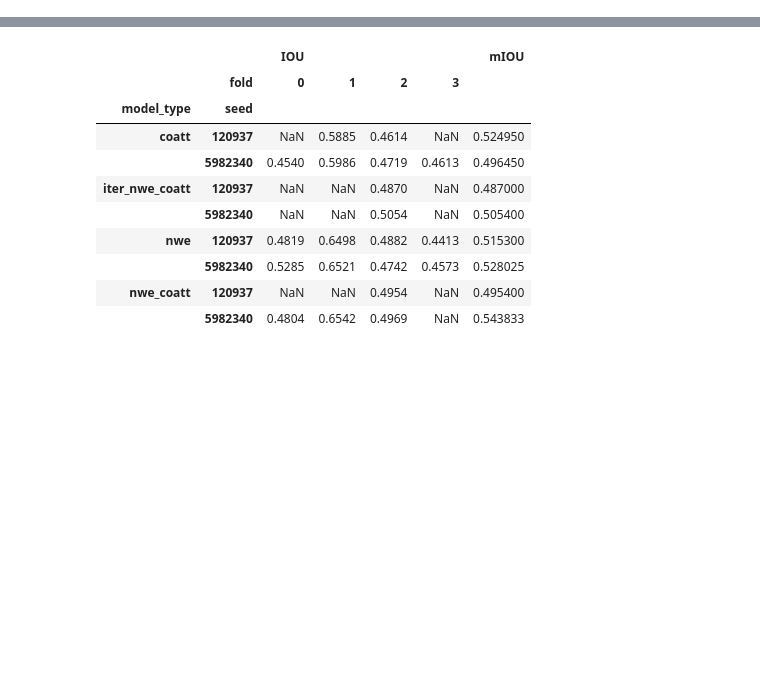
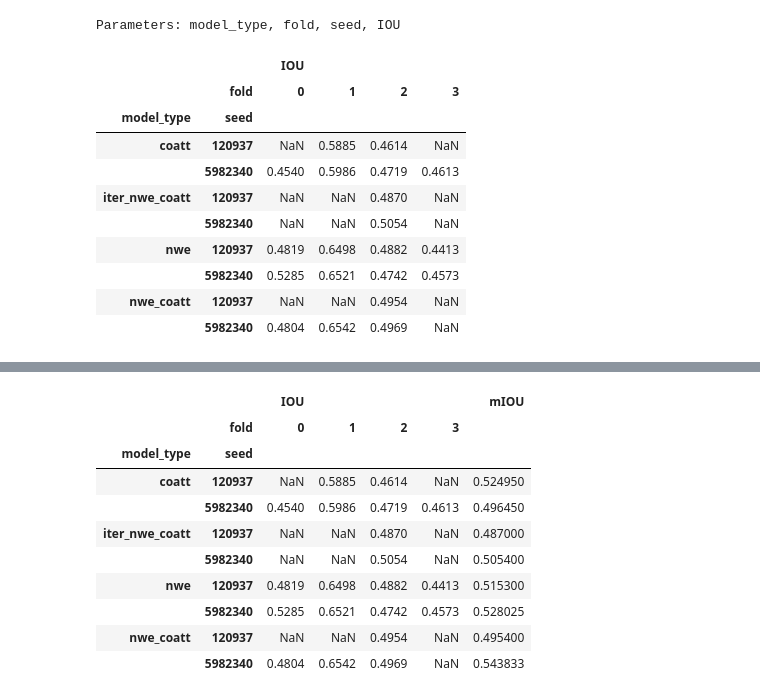
Before and after one commit to MSiam/fewshot_weakly_coatt, a Jupyter notebook: Results.ipynb, the cells around one changed output, grey strips where cells are left out. Cells and saved outputs as stored; diff of their text form; code cells hidden in the pictures; blank space fills up the shorter version.

```diff
--- a/Results.ipynb
+++ b/Results.ipynb
@@ -40,3 +39,8 @@ class HyperParametersSummary:
         self.table = pd.DataFrame(self.table)
         self.group_names = ', '.join(self.table.columns)
         print(f'Parameters: {self.group_names}')
+# %%
+exp_dir = "experiments/191026_141145_fold_seed_model_type_test_two_seeds/*"
+hp_summary = HyperParametersSummary(exp_dir)
+hp_summary.table.groupby(['model_type', 'seed', 'fold']).mean().unstack()
+# %% [output]
@@ -43 +48,13 @@ class HyperParametersSummary:
+Parameters: model_type, fold, seed, IOU
+|  |  | IOU |  |  |  |
+|  | fold | 0 | 1 | 2 | 3 |
+| model_type | seed |  |  |  |  |
+| coatt | 120937 | NaN | 0.5885 | 0.4614 | NaN |
+|  | 5982340 | 0.4540 | 0.5986 | 0.4719 | 0.4613 |
+| iter_nwe_coatt | 120937 | NaN | NaN | 0.4870 | NaN |
+|  | 5982340 | NaN | NaN | 0.5054 | NaN |
+| nwe | 120937 | 0.4819 | 0.6498 | 0.4882 | 0.4413 |
+|  | 5982340 | 0.5285 | 0.6521 | 0.4742 | 0.4573 |
+| nwe_coatt | 120937 | NaN | NaN | 0.4954 | NaN |
+|  | 5982340 | 0.4804 | 0.6542 | 0.4969 | NaN |
 # %%
```
Also changed, not shown: parts of 6 cells of this notebook, 2 other files.
